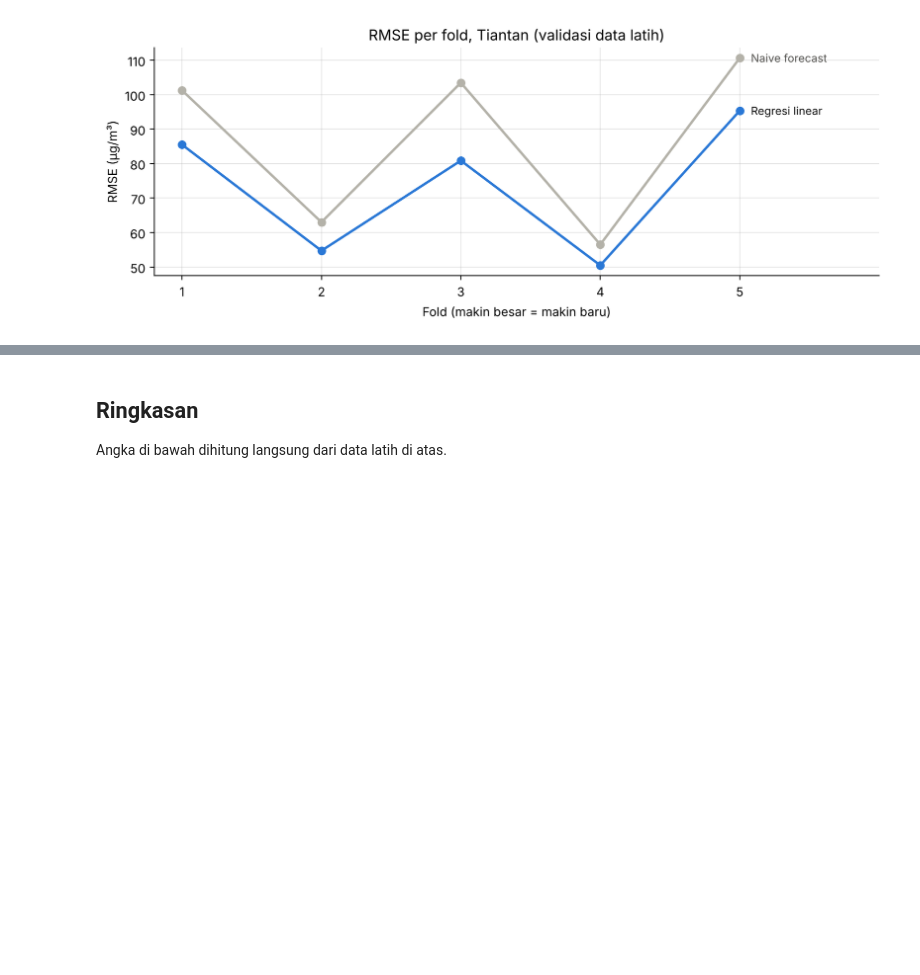
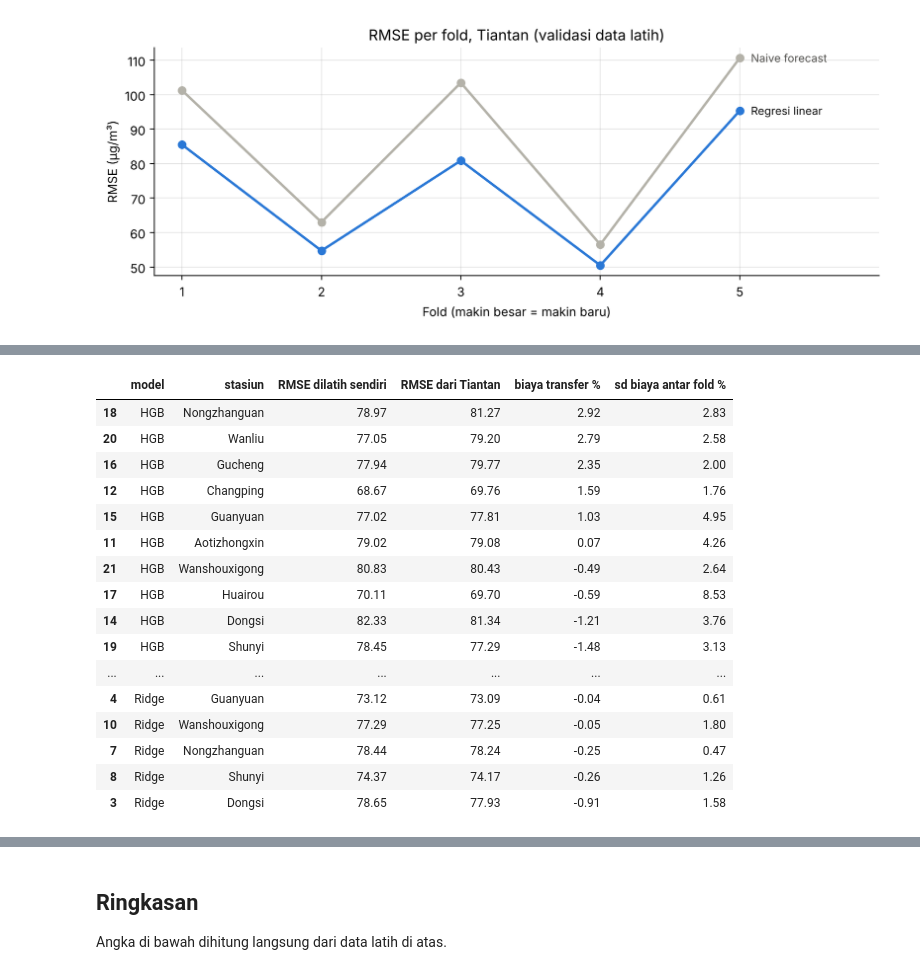
Before and after one commit to LippyyDev/Tugas-Machine-Learning-PM25-Beijing, a Jupyter notebook: Notebook/Tahap 2 EDA dan Praproses.ipynb, the cells around one changed output, grey strips where cells are left out. Drawn from its saved outputs; the diff is of its cells as text; code cells hidden in the pictures; blank space fills up the shorter version.

```diff
--- a/Notebook/Tahap 2 EDA dan Praproses.ipynb
+++ b/Notebook/Tahap 2 EDA dan Praproses.ipynb
@@ -653,0 +784,41 @@ simpan_gambar("t4_01_baseline_rmse_per_fold.png")
+# %%
+# Uji transfer: model dilatih di Tiantan, divalidasi di stasiun lain pada lipatan yang sama (ffill = 3 jam)
+F_st = {s: fitur_dengan_ffill(g, 3) for s, g in latih_per_stasiun.items()}
+baris_transfer = []
+for nm in ["Ridge", "HGB"]:
+    for s in F_st:
+        if s == STASIUN: continue
+        sendiri, transfer, biaya = [], [], []
+        for a, b in lipatan:
+            Xa_t, ya_t = baris_fold(F_st[STASIUN], a)
+            m_t = model_uji(nm).fit(Xa_t, ya_t)
+            Xb, yb = baris_fold(F_st[s], b)
+            Xa_s, ya_s = baris_fold(F_st[s], a)
+            m_s = model_uji(nm).fit(Xa_s, ya_s)
+            r_t, r_s = rmse(yb, m_t.predict(Xb)), rmse(yb, m_s.predict(Xb))
+            transfer.append(r_t); sendiri.append(r_s); biaya.append(r_t / r_s - 1)
+        baris_transfer.append({"model": nm, "stasiun": s, "RMSE dilatih sendiri": np.mean(sendiri),
+                               "RMSE dari Tiantan": np.mean(transfer),
+                               "biaya transfer %": 100 * np.mean(transfer) / np.mean(sendiri) - 100,
+                               "sd biaya antar fold %": 100 * np.std(biaya, ddof=1)})
+tabel_transfer = pd.DataFrame(baris_transfer).round(2).sort_values(["model", "biaya transfer %"], ascending=[True, False])
+tabel_transfer.to_csv(os.path.join(TABEL, "t2_tabel_transfer.csv"), index=False)
+tabel_transfer
+# %% [output]
+|  | model | stasiun | RMSE dilatih sendiri | RMSE dari Tiantan | biaya transfer % | sd biaya antar fold % |
+| 18 | HGB | Nongzhanguan | 78.97 | 81.27 | 2.92 | 2.83 |
+| 20 | HGB | Wanliu | 77.05 | 79.20 | 2.79 | 2.58 |
+| 16 | HGB | Gucheng | 77.94 | 79.77 | 2.35 | 2.00 |
+| 12 | HGB | Changping | 68.67 | 69.76 | 1.59 | 1.76 |
+| 15 | HGB | Guanyuan | 77.02 | 77.81 | 1.03 | 4.95 |
+| 11 | HGB | Aotizhongxin | 79.02 | 79.08 | 0.07 | 4.26 |
+| 21 | HGB | Wanshouxigong | 80.83 | 80.43 | -0.49 | 2.64 |
+| 17 | HGB | Huairou | 70.11 | 69.70 | -0.59 | 8.53 |
+| 14 | HGB | Dongsi | 82.33 | 81.34 | -1.21 | 3.76 |
+| 19 | HGB | Shunyi | 78.45 | 77.29 | -1.48 | 3.13 |
+| ... | ... | ... | ... | ... | ... | ... |
+| 4 | Ridge | Guanyuan | 73.12 | 73.09 | -0.04 | 0.61 |
+| 10 | Ridge | Wanshouxigong | 77.29 | 77.25 | -0.05 | 1.80 |
+| 7 | Ridge | Nongzhanguan | 78.44 | 78.24 | -0.25 | 0.47 |
+| 8 | Ridge | Shunyi | 74.37 | 74.17 | -0.26 | 1.26 |
+| 3 | Ridge | Dongsi | 78.65 | 77.93 | -0.91 | 1.58 |
```
Also changed, not shown: parts of 8 cells of this notebook, 7 other files.
